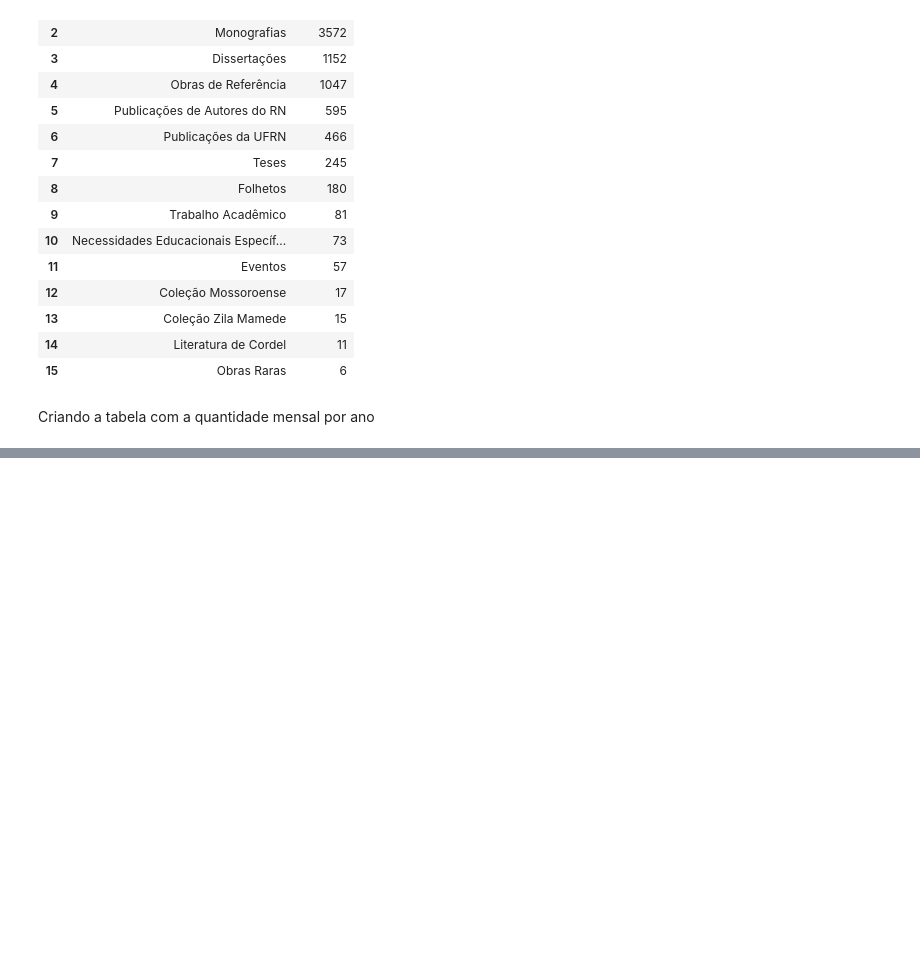
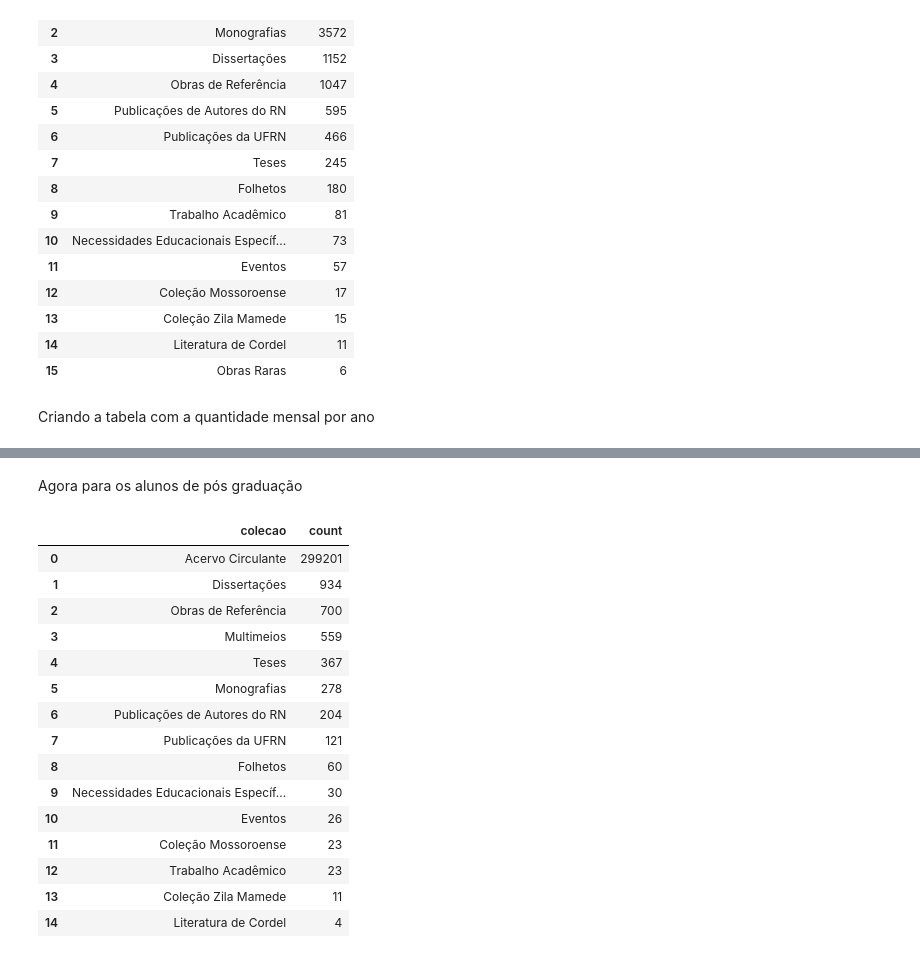
Before and after one commit to WyndamBaxter/Desafio-7-days-of-coding-dashboard, a Jupyter notebook: Analise_exploratoria.ipynb, the cells around one changed output, grey strips where cells are left out. Drawn from its saved outputs; the diff is of its cells as text; code cells hidden in the pictures; blank space fills up the shorter version.

```diff
--- a/Analise_exploratoria.ipynb
+++ b/Analise_exploratoria.ipynb
@@ -757,0 +822,22 @@ Criando a tabela com a quantidade mensal por ano
+# %% [markdown]
+Agora para os alunos de pós graduação
+# %%
+alunos_pos_graduacao = df_emprestimos_completo.query('tipo_vinculo_usuario == "ALUNO DE PÓS-GRADUAÇÃO"')
+alunos_pos_graduacao.value_counts('colecao').reset_index()
+# %% [output]
+|  | colecao | count |
+| 0 | Acervo Circulante | 299201 |
+| 1 | Dissertações | 934 |
+| 2 | Obras de Referência | 700 |
+| 3 | Multimeios | 559 |
+| 4 | Teses | 367 |
+| 5 | Monografias | 278 |
+| 6 | Publicações de Autores do RN | 204 |
+| 7 | Publicações da UFRN | 121 |
+| 8 | Folhetos | 60 |
+| 9 | Necessidades Educacionais Específ... | 30 |
+| 10 | Eventos | 26 |
+| 11 | Coleção Mossoroense | 23 |
+| 12 | Trabalho Acadêmico | 23 |
+| 13 | Coleção Zila Mamede | 11 |
+| 14 | Literatura de Cordel | 4 |
```
Also changed, not shown: parts of 18 cells of this notebook, 1 other file.
